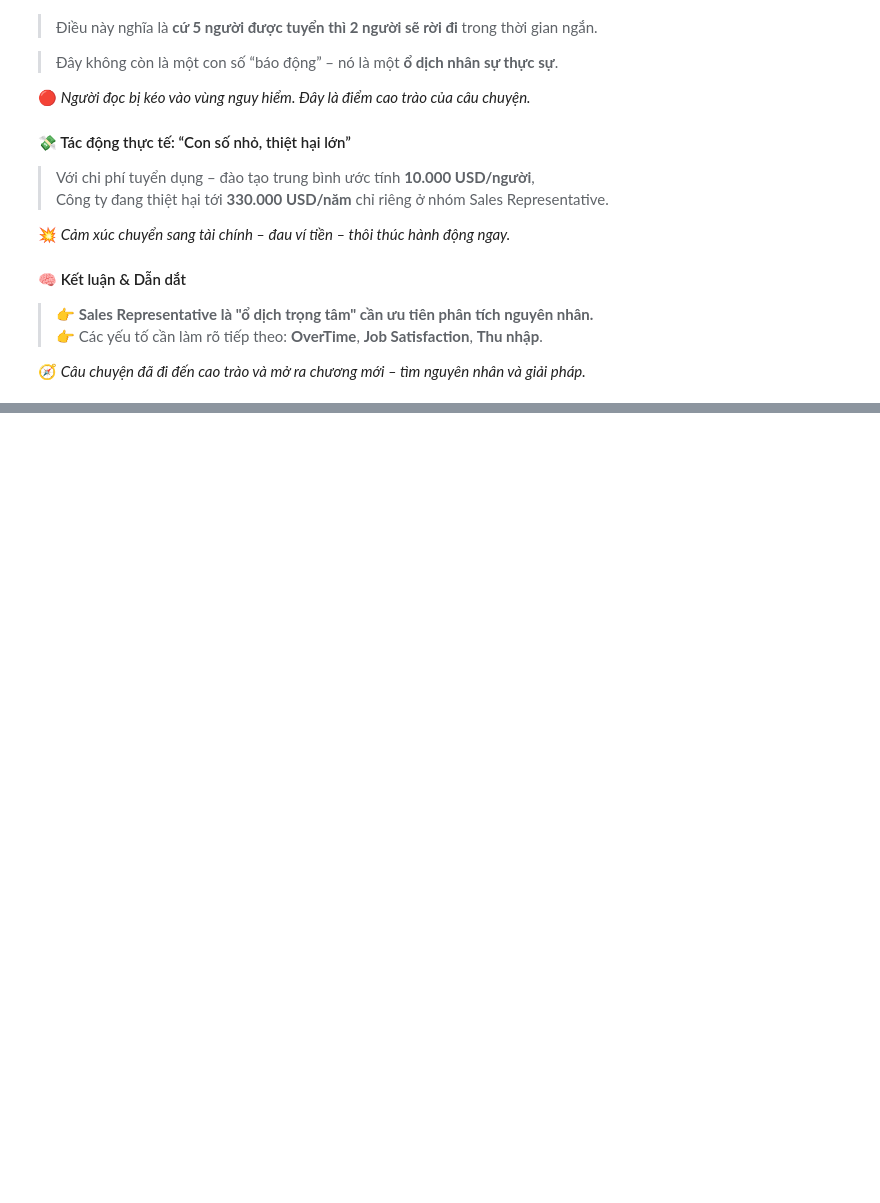
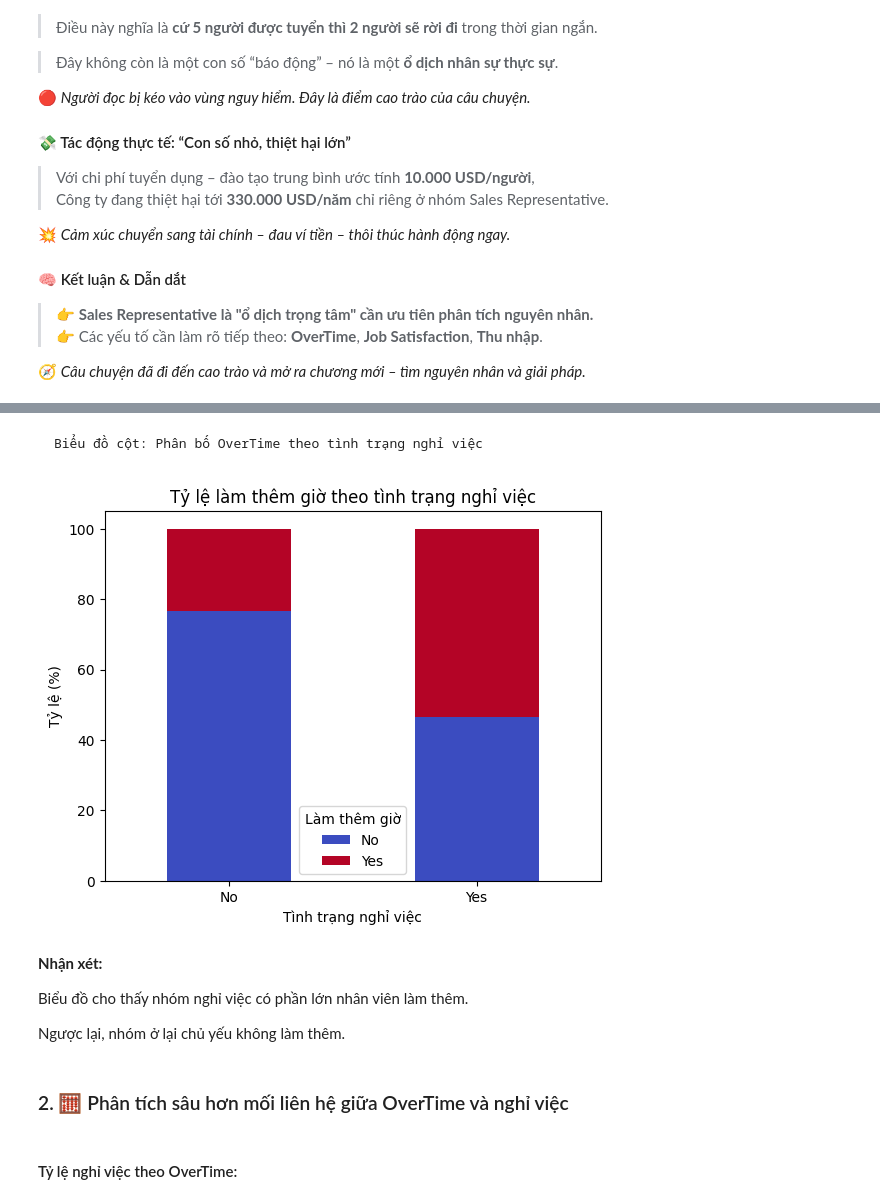
Before and after one commit to CongDon1207/DataStorytelling-EmployeeChurn-Superset, a Jupyter notebook: Final_Project.ipynb, the cells around one changed output, grey strips where cells are left out. Drawn from its saved outputs; the diff is of its cells as text; code cells hidden in the pictures; blank space fills up the shorter version.

```diff
--- a/Final_Project.ipynb
+++ b/Final_Project.ipynb
@@ -390,0 +511,28 @@ Passing `palette` without assigning `hue` is deprecated and will be removed in v
+# %% [markdown]
+    Biểu đồ cột: Phân bố OverTime theo tình trạng nghỉ việc
+# %%
+import seaborn as sns
+import matplotlib.pyplot as plt
+
+# Tạo bảng dữ liệu
+ct = pd.crosstab(df['Attrition'], df['OverTime'], normalize='index') * 100
+ct.plot(kind='bar', stacked=True, colormap='coolwarm')
+
+plt.title('Tỷ lệ làm thêm giờ theo tình trạng nghỉ việc')
+plt.ylabel('Tỷ lệ (%)')
+plt.xlabel('Tình trạng nghỉ việc')
+plt.legend(title='Làm thêm giờ')
+plt.xticks(rotation=0)
+plt.show()
+# %% [output]
+[figure, added]
+# %% [markdown]
+**Nhận xét:**
+
+Biểu đồ cho thấy nhóm nghỉ việc có phần lớn nhân viên làm thêm.
+
+Ngược lại, nhóm ở lại chủ yếu không làm thêm.
+# %% [markdown]
+### 2. 🧮  Phân tích sâu hơn mối liên hệ giữa OverTime và nghỉ việc
+# %% [markdown]
+#### Tỷ lệ nghỉ việc theo OverTime:
```
Also changed, not shown: parts of 39 cells of this notebook.
